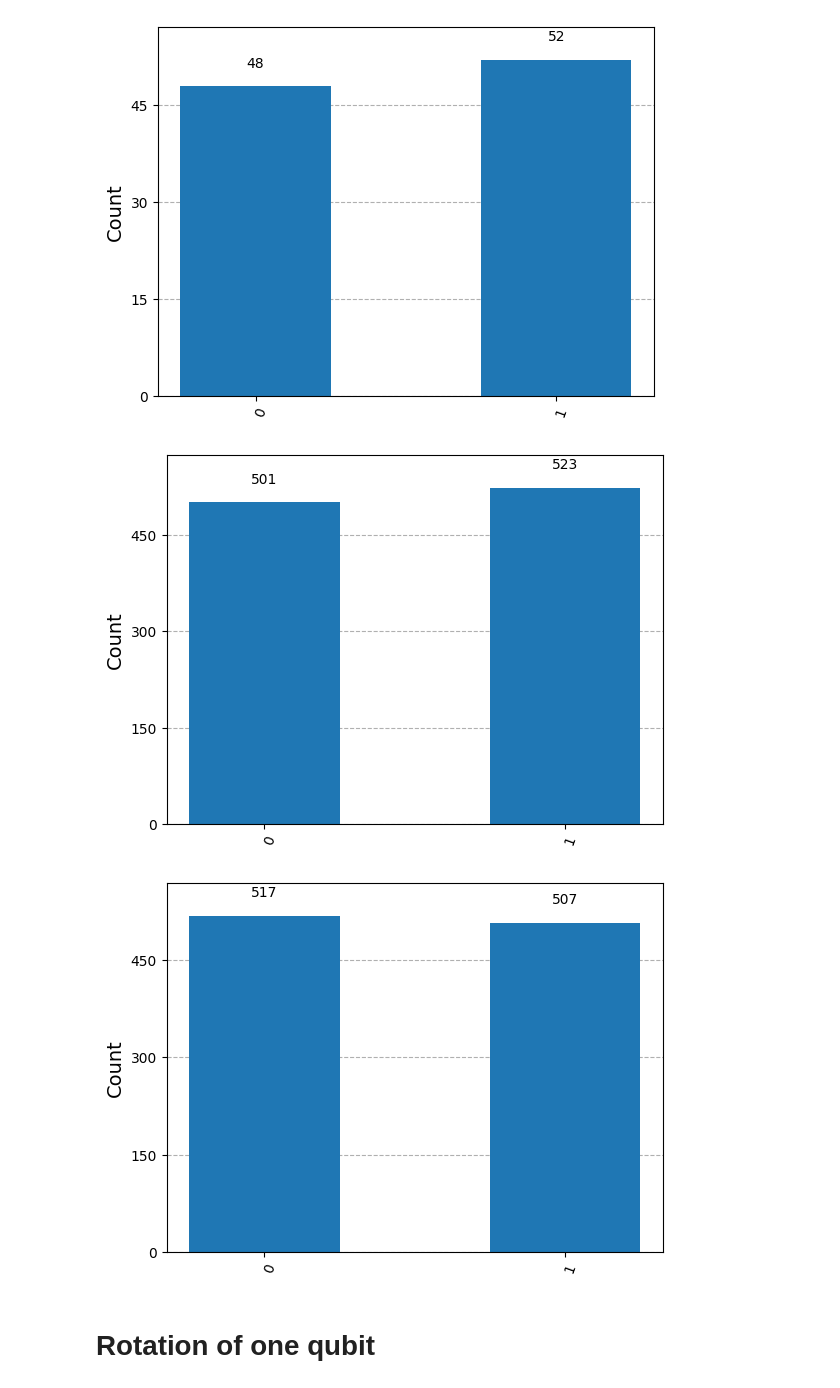
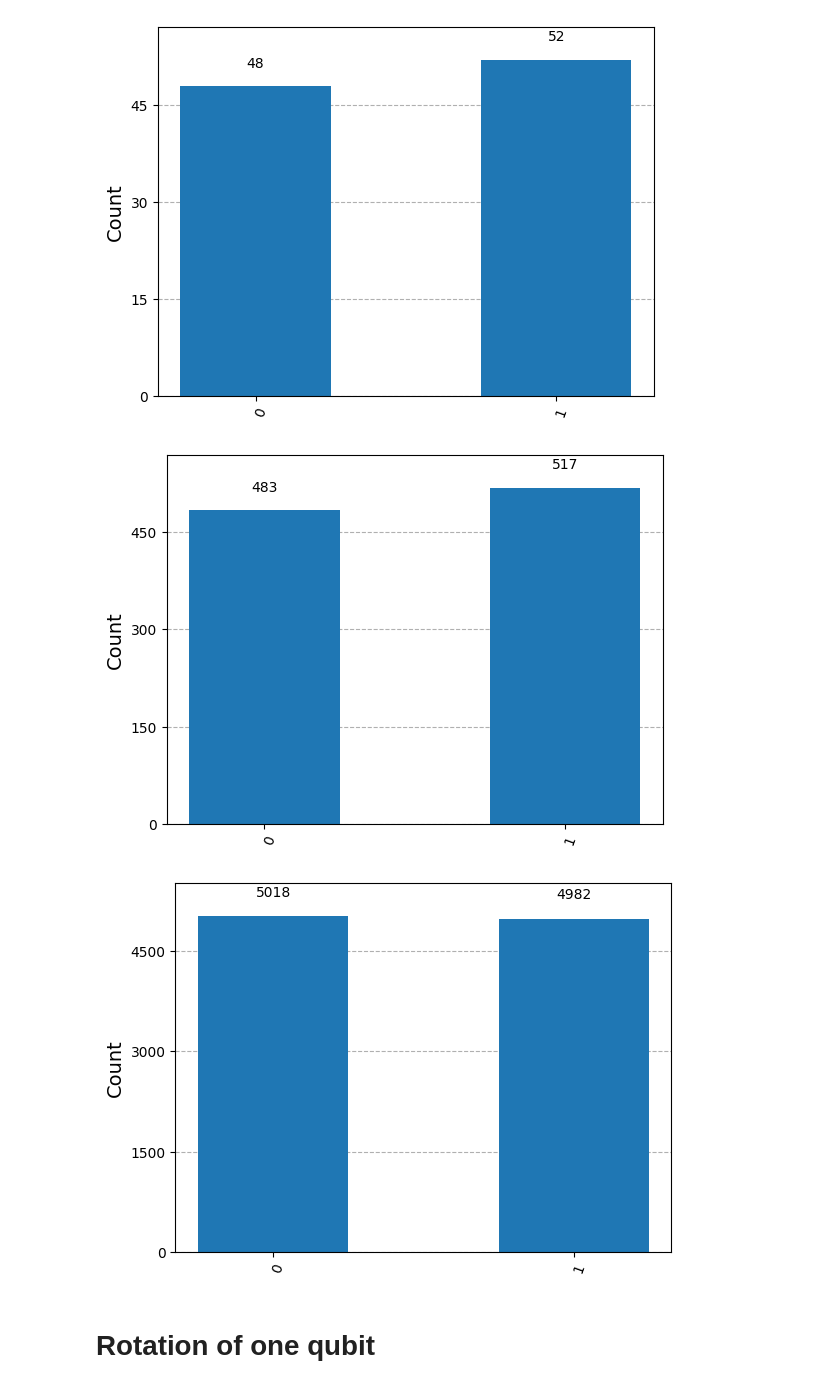
Before and after one commit to xamnelg/Quantum-Information-1, a Jupyter notebook: Gate operations fixed.ipynb, the cells around one changed output. Cells and saved outputs as stored; diff of their text form; code cells hidden in the pictures.

```diff
--- a/Gate operations fixed.ipynb
+++ b/Gate operations fixed.ipynb
@@ -154,8 +154,8 @@ qc0.measure(qr0,cr0)
 shots=1000
 
 # execute the circuit
-temp_circuit = transpile(qc0, simulator, shots)
-job = simulator.run(temp_circuit)
+temp_circuit = transpile(qc0, simulator)
+job = simulator.run(temp_circuit, shots = shots)
 
 # get a result
 result = job.result()
@@ -251,7 +251,7 @@ qc1.measure(qr1,cr1)
 shots=100
 
 # execute the circuit
-temp_circuit = transpile(qc1, simulator, shots)
+temp_circuit = transpile(qc1, simulator)
 job = simulator.run(temp_circuit, shots = shots)
 
 # get a result
@@ -272,8 +272,8 @@ qc1.measure(qr1,cr1)
 shots=1000
 
 # execute the circuit
-temp_circuit = transpile(qc1, simulator, shots)
-job = simulator.run(temp_circuit)
+temp_circuit = transpile(qc1, simulator)
+job = simulator.run(temp_circuit, shots = shots)
 
 # get a result
 result = job.result()
@@ -285,28 +285,28 @@ counts = result.get_counts(qc1)
 # plot histogram
 plot_histogram(counts)
 # %% [output]
-[figure, old version]
+[figure, new version]
 # %%
 qc1.measure(qr1,cr1)
 
 # shots is number of execution
 shots=10000
 
 # execute the circuit
-temp_circuit = transpile(qc1, simulator, shots)
-job = simulator.run(temp_circuit)
+temp_circuit = transpile(qc1, simulator)
+job = simulator.run(temp_circuit, shots = shots)
 
 # get a result
 result = job.result()
 
 # get counts to obtain each bit string
 counts = result.get_counts(qc1)
 
 
 # plot histogram
 plot_histogram(counts)
 # %% [output]
-[figure, old version]
+[figure, new version]
 # %% [markdown]
 <a id="rotation1"></a>
 # Rotation of one qubit
```
Also changed, not shown: parts of 1 cell of this notebook.
